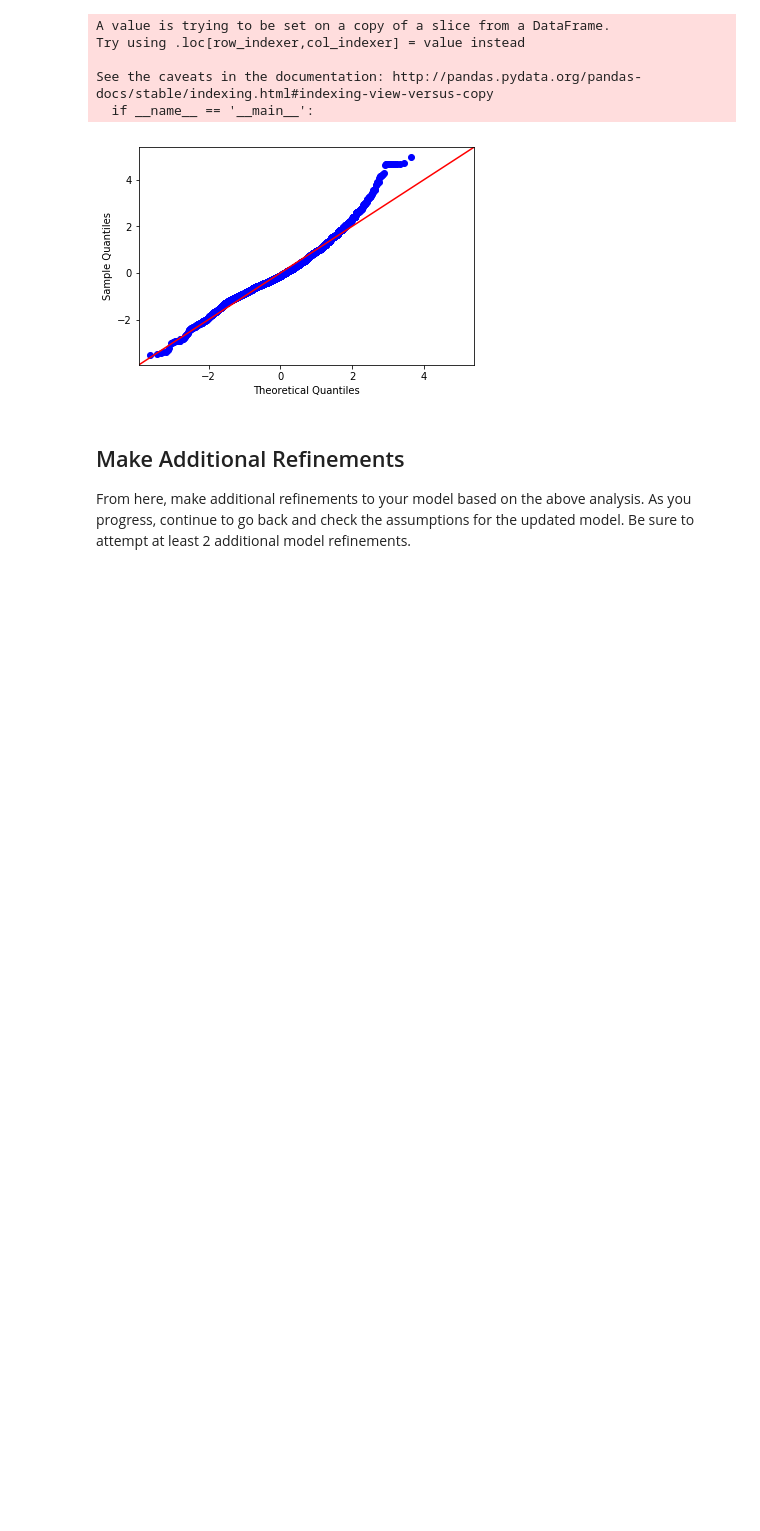
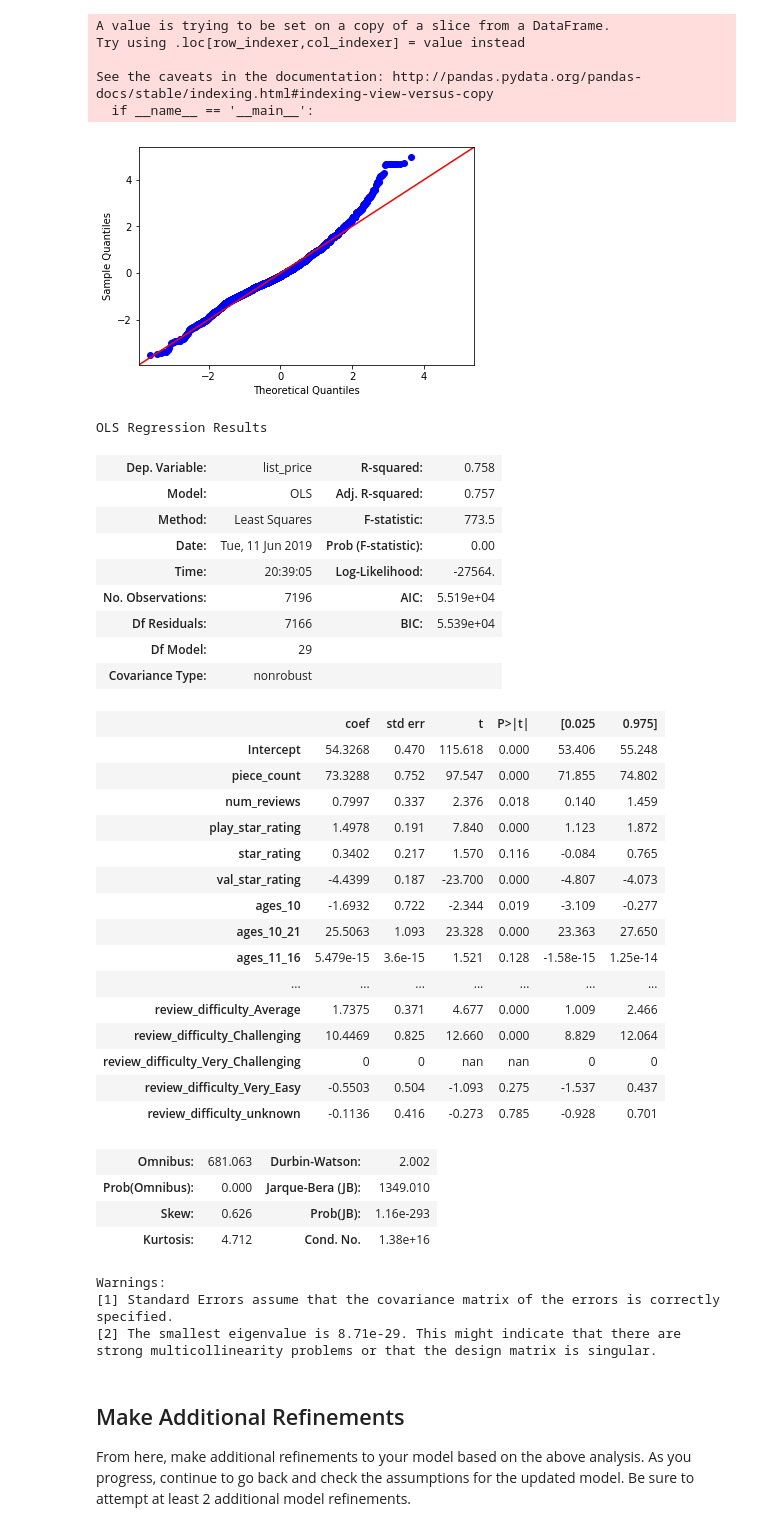
Before and after one commit to ortsed/dsc-modeling-your-data-lab-dc-ds-career-042219, a Jupyter notebook: index.ipynb, the cells around one changed output. Drawn from its saved outputs; the diff is of its cells as text; code cells hidden in the pictures; blank space fills up the shorter version.

```diff
--- a/index.ipynb
+++ b/index.ipynb
@@ -363,6 +363,43 @@ See the caveats in the documentation: http://pandas.pydata.org/pandas-docs/stabl
 fig = sm.graphics.qqplot(model.resid, dist=stats.norm, line='45', fit=True)
 # %% [output]
 [figure]
+# %%
+model.summary()
+# %% [output]
+OLS Regression Results
+| Dep. Variable: | list_price | R-squared: | 0.758 |
+| Model: | OLS | Adj. R-squared: | 0.757 |
+| Method: | Least Squares | F-statistic: | 773.5 |
+| Date: | Tue, 11 Jun 2019 | Prob (F-statistic): | 0.00 |
+| Time: | 20:39:05 | Log-Likelihood: | -27564. |
+| No. Observations: | 7196 | AIC: | 5.519e+04 |
+| Df Residuals: | 7166 | BIC: | 5.539e+04 |
+| Df Model: | 29 |  |  |
+| Covariance Type: | nonrobust |  |  |
+|  | coef | std err | t | P>|t| | [0.025 | 0.975] |
+| Intercept | 54.3268 | 0.470 | 115.618 | 0.000 | 53.406 | 55.248 |
+| piece_count | 73.3288 | 0.752 | 97.547 | 0.000 | 71.855 | 74.802 |
+| num_reviews | 0.7997 | 0.337 | 2.376 | 0.018 | 0.140 | 1.459 |
+| play_star_rating | 1.4978 | 0.191 | 7.840 | 0.000 | 1.123 | 1.872 |
+| star_rating | 0.3402 | 0.217 | 1.570 | 0.116 | -0.084 | 0.765 |
+| val_star_rating | -4.4399 | 0.187 | -23.700 | 0.000 | -4.807 | -4.073 |
+| ages_10 | -1.6932 | 0.722 | -2.344 | 0.019 | -3.109 | -0.277 |
+| ages_10_21 | 25.5063 | 1.093 | 23.328 | 0.000 | 23.363 | 27.650 |
+| ages_11_16 | 5.479e-15 | 3.6e-15 | 1.521 | 0.128 | -1.58e-15 | 1.25e-14 |
+| ... | ... | ... | ... | ... | ... | ... |
+| review_difficulty_Average | 1.7375 | 0.371 | 4.677 | 0.000 | 1.009 | 2.466 |
+| review_difficulty_Challenging | 10.4469 | 0.825 | 12.660 | 0.000 | 8.829 | 12.064 |
+| review_difficulty_Very_Challenging | 0 | 0 | nan | nan | 0 | 0 |
+| review_difficulty_Very_Easy | -0.5503 | 0.504 | -1.093 | 0.275 | -1.537 | 0.437 |
+| review_difficulty_unknown | -0.1136 | 0.416 | -0.273 | 0.785 | -0.928 | 0.701 |
+| Omnibus: | 681.063 | Durbin-Watson: | 2.002 |
+| Prob(Omnibus): | 0.000 | Jarque-Bera (JB): | 1349.010 |
+| Skew: | 0.626 | Prob(JB): | 1.16e-293 |
+| Kurtosis: | 4.712 | Cond. No. | 1.38e+16 |
+Warnings:
+[1] Standard Errors assume that the covariance matrix of the errors is correctly specified.
+[2] The smallest eigenvalue is 8.71e-29. This might indicate that there are
+strong multicollinearity problems or that the design matrix is singular.
 # %% [markdown]
 ## Make Additional Refinements
 
```
